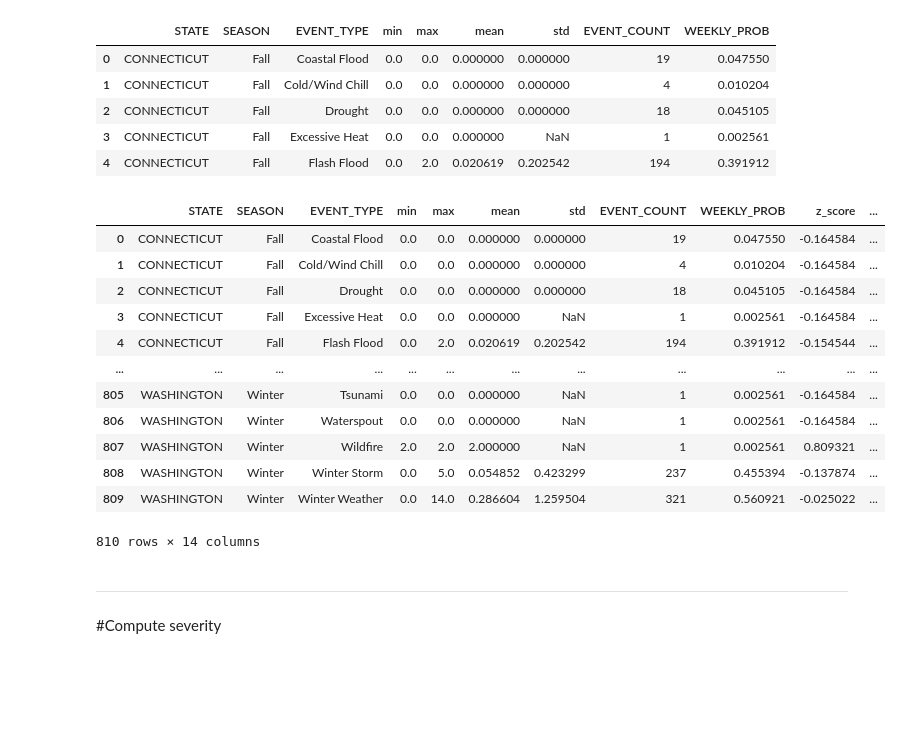
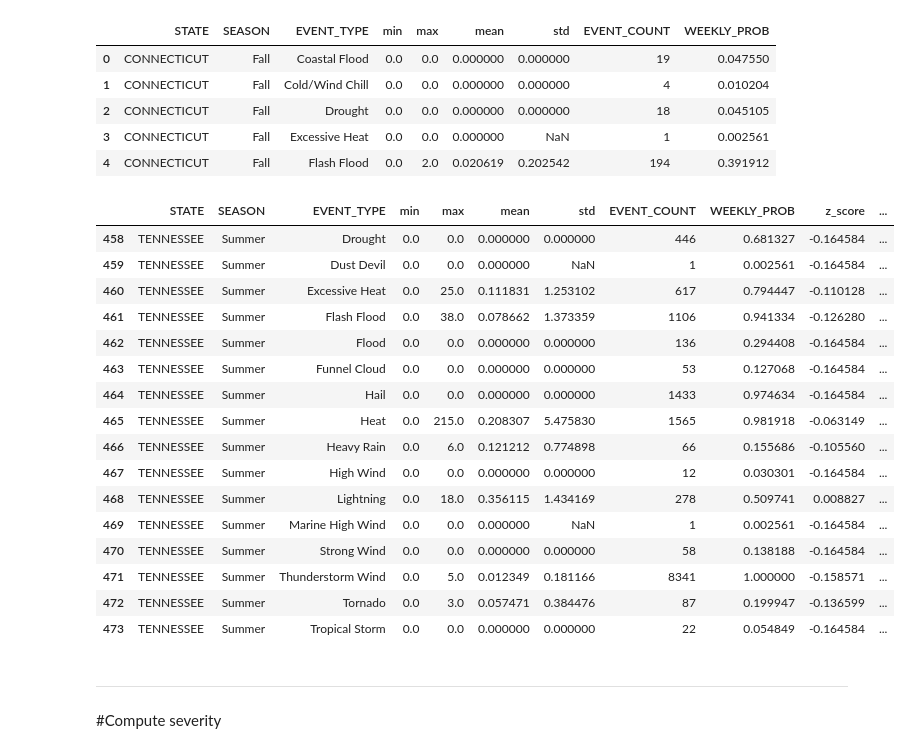
Before and after one commit to Jscott7227/GA-Energy-Grid, a Jupyter notebook: Weather_Analysis/NOAA_Dataset.ipynb, the cells around one changed output. Drawn from its saved outputs; the diff is of its cells as text; code cells hidden in the pictures; blank space fills up the shorter version.

```diff
--- a/Weather_Analysis/NOAA_Dataset.ipynb
+++ b/Weather_Analysis/NOAA_Dataset.ipynb
@@ -662,22 +698,26 @@ combined_df["severity_max"] = 10 * ((mu + sigma) - min_val) / (max_val - min_val
 # Clip values to 0–10
 combined_df["severity_min"] = combined_df["severity_min"].clip(0, 10)
 combined_df["severity_max"] = combined_df["severity_max"].clip(0, 10)
-# %%
-combined_df
-# %% [output]
-|  | STATE | SEASON | EVENT_TYPE | min | max | mean | std | EVENT_COUNT | WEEKLY_PROB | z_score | ... |
-| 0 | CONNECTICUT | Fall | Coastal Flood | 0.0 | 0.0 | 0.000000 | 0.000000 | 19 | 0.047550 | -0.164584 | ... |
-| 1 | CONNECTICUT | Fall | Cold/Wind Chill | 0.0 | 0.0 | 0.000000 | 0.000000 | 4 | 0.010204 | -0.164584 | ... |
-| 2 | CONNECTICUT | Fall | Drought | 0.0 | 0.0 | 0.000000 | 0.000000 | 18 | 0.045105 | -0.164584 | ... |
-| 3 | CONNECTICUT | Fall | Excessive Heat | 0.0 | 0.0 | 0.000000 | NaN | 1 | 0.002561 | -0.164584 | ... |
-| 4 | CONNECTICUT | Fall | Flash Flood | 0.0 | 2.0 | 0.020619 | 0.202542 | 194 | 0.391912 | -0.154544 | ... |
-| ... | ... | ... | ... | ... | ... | ... | ... | ... | ... | ... | ... |
-| 805 | WASHINGTON | Winter | Tsunami | 0.0 | 0.0 | 0.000000 | NaN | 1 | 0.002561 | -0.164584 | ... |
-| 806 | WASHINGTON | Winter | Waterspout | 0.0 | 0.0 | 0.000000 | NaN | 1 | 0.002561 | -0.164584 | ... |
-| 807 | WASHINGTON | Winter | Wildfire | 2.0 | 2.0 | 2.000000 | NaN | 1 | 0.002561 | 0.809321 | ... |
-| 808 | WASHINGTON | Winter | Winter Storm | 0.0 | 5.0 | 0.054852 | 0.423299 | 237 | 0.455394 | -0.137874 | ... |
-| 809 | WASHINGTON | Winter | Winter Weather | 0.0 | 14.0 | 0.286604 | 1.259504 | 321 | 0.560921 | -0.025022 | ... |
-810 rows × 14 columns
+# %%
+combined_df[(combined_df["STATE"] == "TENNESSEE") & (combined_df["SEASON"] == "Summer")]
+# %% [output]
+|  | STATE | SEASON | EVENT_TYPE | min | max | mean | std | EVENT_COUNT | WEEKLY_PROB | z_score | ... |
+| 458 | TENNESSEE | Summer | Drought | 0.0 | 0.0 | 0.000000 | 0.000000 | 446 | 0.681327 | -0.164584 | ... |
+| 459 | TENNESSEE | Summer | Dust Devil | 0.0 | 0.0 | 0.000000 | NaN | 1 | 0.002561 | -0.164584 | ... |
+| 460 | TENNESSEE | Summer | Excessive Heat | 0.0 | 25.0 | 0.111831 | 1.253102 | 617 | 0.794447 | -0.110128 | ... |
+| 461 | TENNESSEE | Summer | Flash Flood | 0.0 | 38.0 | 0.078662 | 1.373359 | 1106 | 0.941334 | -0.126280 | ... |
+| 462 | TENNESSEE | Summer | Flood | 0.0 | 0.0 | 0.000000 | 0.000000 | 136 | 0.294408 | -0.164584 | ... |
+| 463 | TENNESSEE | Summer | Funnel Cloud | 0.0 | 0.0 | 0.000000 | 0.000000 | 53 | 0.127068 | -0.164584 | ... |
+| 464 | TENNESSEE | Summer | Hail | 0.0 | 0.0 | 0.000000 | 0.000000 | 1433 | 0.974634 | -0.164584 | ... |
+| 465 | TENNESSEE | Summer | Heat | 0.0 | 215.0 | 0.208307 | 5.475830 | 1565 | 0.981918 | -0.063149 | ... |
+| 466 | TENNESSEE | Summer | Heavy Rain | 0.0 | 6.0 | 0.121212 | 0.774898 | 66 | 0.155686 | -0.105560 | ... |
+| 467 | TENNESSEE | Summer | High Wind | 0.0 | 0.0 | 0.000000 | 0.000000 | 12 | 0.030301 | -0.164584 | ... |
+| 468 | TENNESSEE | Summer | Lightning | 0.0 | 18.0 | 0.356115 | 1.434169 | 278 | 0.509741 | 0.008827 | ... |
+| 469 | TENNESSEE | Summer | Marine High Wind | 0.0 | 0.0 | 0.000000 | NaN | 1 | 0.002561 | -0.164584 | ... |
+| 470 | TENNESSEE | Summer | Strong Wind | 0.0 | 0.0 | 0.000000 | 0.000000 | 58 | 0.138188 | -0.164584 | ... |
+| 471 | TENNESSEE | Summer | Thunderstorm Wind | 0.0 | 5.0 | 0.012349 | 0.181166 | 8341 | 1.000000 | -0.158571 | ... |
+| 472 | TENNESSEE | Summer | Tornado | 0.0 | 3.0 | 0.057471 | 0.384476 | 87 | 0.199947 | -0.136599 | ... |
+| 473 | TENNESSEE | Summer | Tropical Storm | 0.0 | 0.0 | 0.000000 | 0.000000 | 22 | 0.054849 | -0.164584 | ... |
 # %% [markdown]
 ---
 
```
Also changed, not shown: parts of 2 cells of this notebook, 4 other files.
